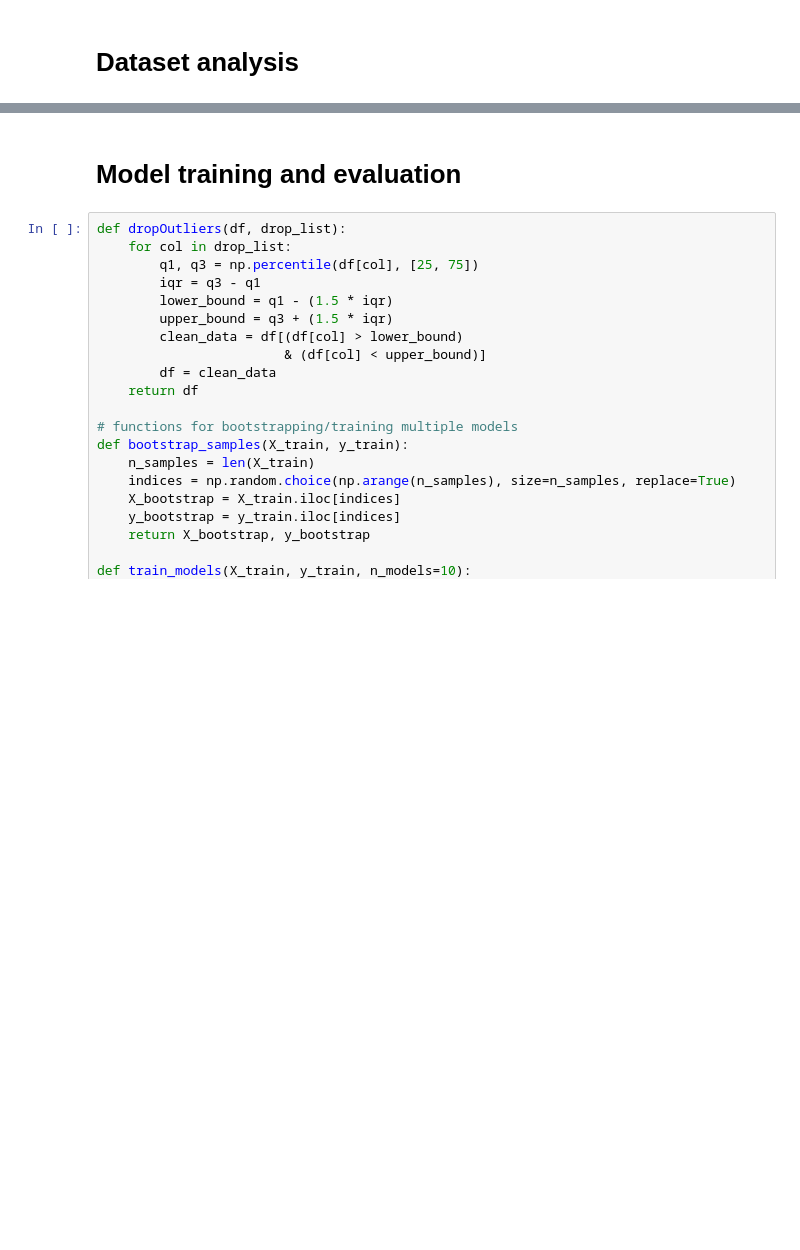
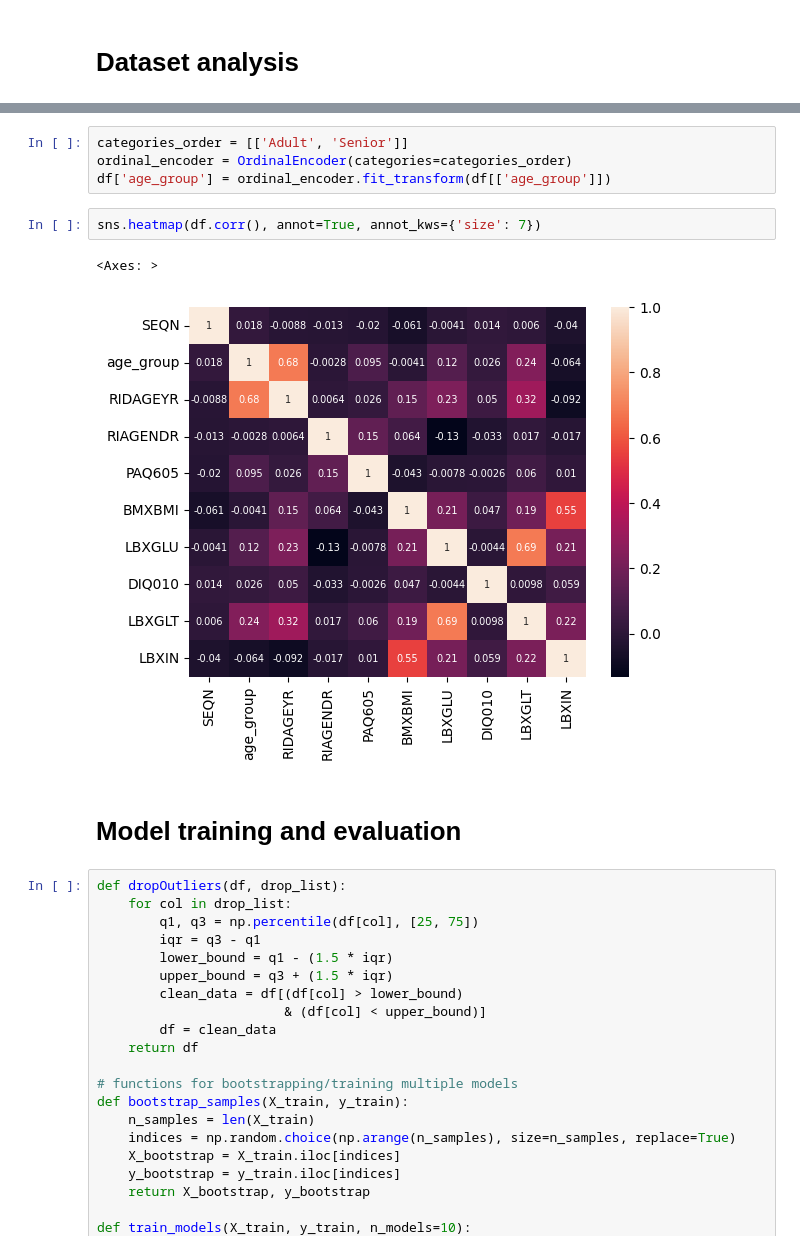
Before and after one commit to NurkhanZ/IML2025, a Jupyter notebook: project.ipynb, the cells around one changed output, grey strips where cells are left out. Cells and saved outputs as stored; diff of their text form; blank space fills up the shorter version.

```diff
--- a/project.ipynb
+++ b/project.ipynb
@@ -56,3 +69,12 @@ Name: age_group, dtype: object
+# %%
+categories_order = [['Adult', 'Senior']]
+ordinal_encoder = OrdinalEncoder(categories=categories_order)
+df['age_group'] = ordinal_encoder.fit_transform(df[['age_group']])
+# %%
+sns.heatmap(df.corr(), annot=True, annot_kws={'size': 7})
+# %% [output]
+<Axes: >
+[figure, added]
 # %% [markdown]
 # Model training and evaluation
 # %%
```
Also changed, not shown: parts of 5 cells of this notebook.
